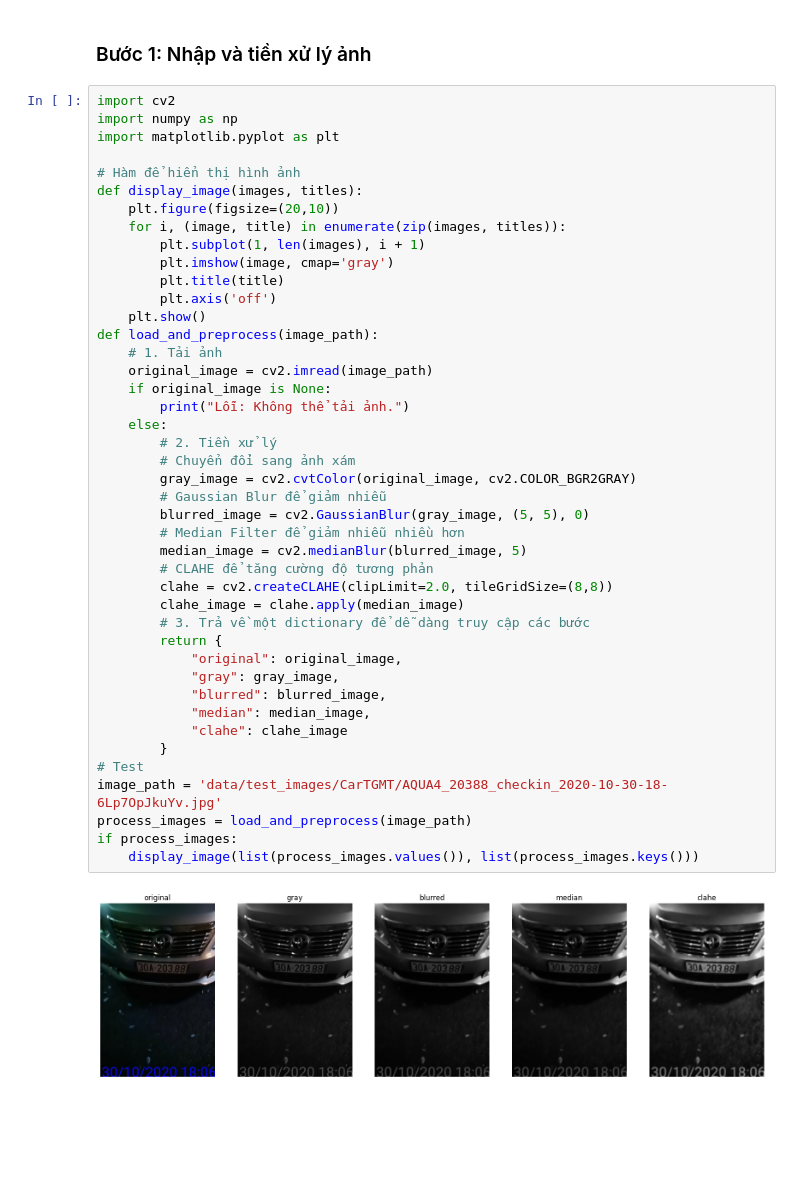
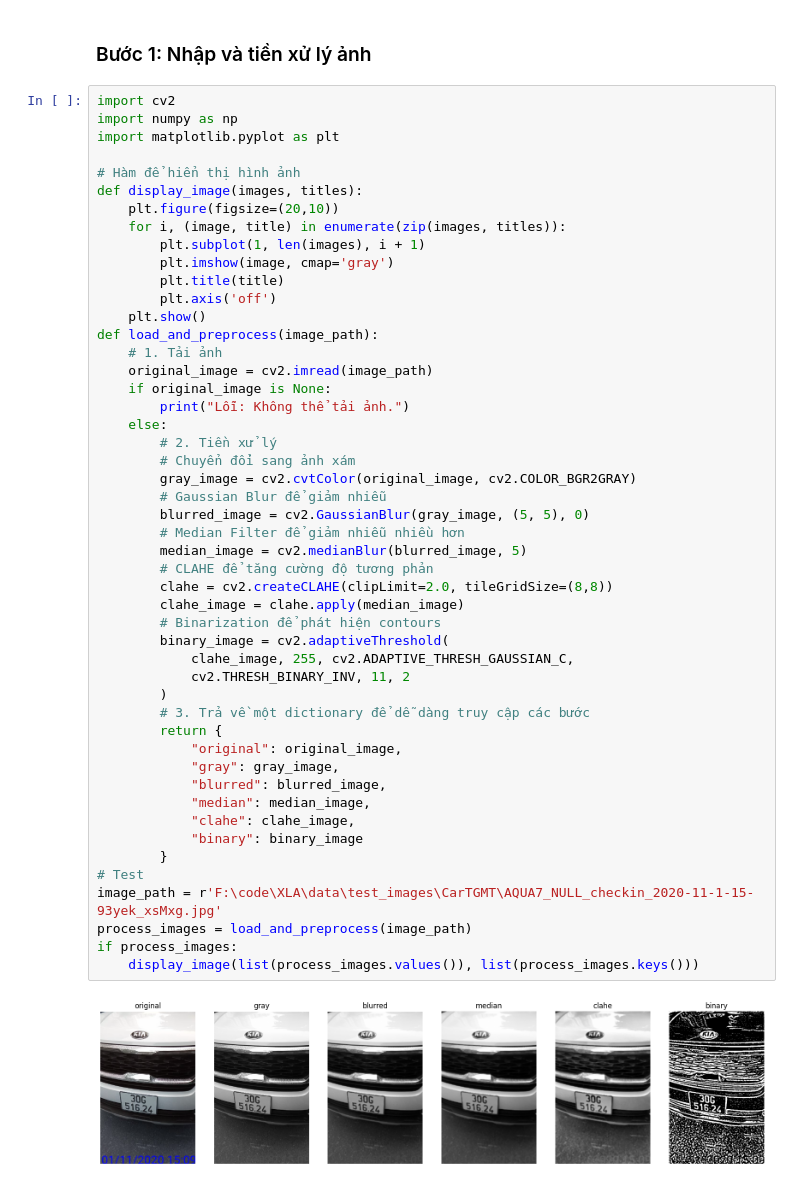
Before and after one commit to OXplakhoa/license-plate-recognition, a Jupyter notebook: notebooks/lp_recognition_exploration.ipynb, the cells around one changed output. Cells and saved outputs as stored; diff of their text form; blank space fills up the shorter version.

Commit message:
Implement plate detect (find contours) but still not robustly and comprehensively

```diff
--- a/notebooks/lp_recognition_exploration.ipynb
+++ b/notebooks/lp_recognition_exploration.ipynb
@@ -15,33 +15,39 @@ def display_image(images, titles):
         plt.axis('off')
     plt.show()
 def load_and_preprocess(image_path):
     # 1. Tải ảnh
     original_image = cv2.imread(image_path)
     if original_image is None:
         print("Lỗi: Không thể tải ảnh.")
     else:
         # 2. Tiền xử lý
         # Chuyển đổi sang ảnh xám
         gray_image = cv2.cvtColor(original_image, cv2.COLOR_BGR2GRAY)
         # Gaussian Blur để giảm nhiễu
         blurred_image = cv2.GaussianBlur(gray_image, (5, 5), 0)
         # Median Filter để giảm nhiễu nhiều hơn
         median_image = cv2.medianBlur(blurred_image, 5)
         # CLAHE để tăng cường độ tương phản
         clahe = cv2.createCLAHE(clipLimit=2.0, tileGridSize=(8,8))
         clahe_image = clahe.apply(median_image)
+        # Binarization để phát hiện contours
+        binary_image = cv2.adaptiveThreshold(
+            clahe_image, 255, cv2.ADAPTIVE_THRESH_GAUSSIAN_C,
+            cv2.THRESH_BINARY_INV, 11, 2
+        )
         # 3. Trả về một dictionary để dễ dàng truy cập các bước
         return {
             "original": original_image,
             "gray": gray_image,
             "blurred": blurred_image,
             "median": median_image,
-            "clahe": clahe_image
+            "clahe": clahe_image,
+            "binary": binary_image
         }
 # Test
-image_path = 'data/test_images/CarTGMT/AQUA4_20388_checkin_2020-10-30-18-6Lp7OpJkuYv.jpg'
+image_path = r'F:\code\XLA\data\test_images\CarTGMT\AQUA7_NULL_checkin_2020-11-1-15-93yek_xsMxg.jpg'
 process_images = load_and_preprocess(image_path)
 if process_images:
     display_image(list(process_images.values()), list(process_images.keys()))
 # %% [output]
-[figure, old version]
+[figure, new version]
```
Also changed, not shown: parts of 3 cells of this notebook, 1 other file.
